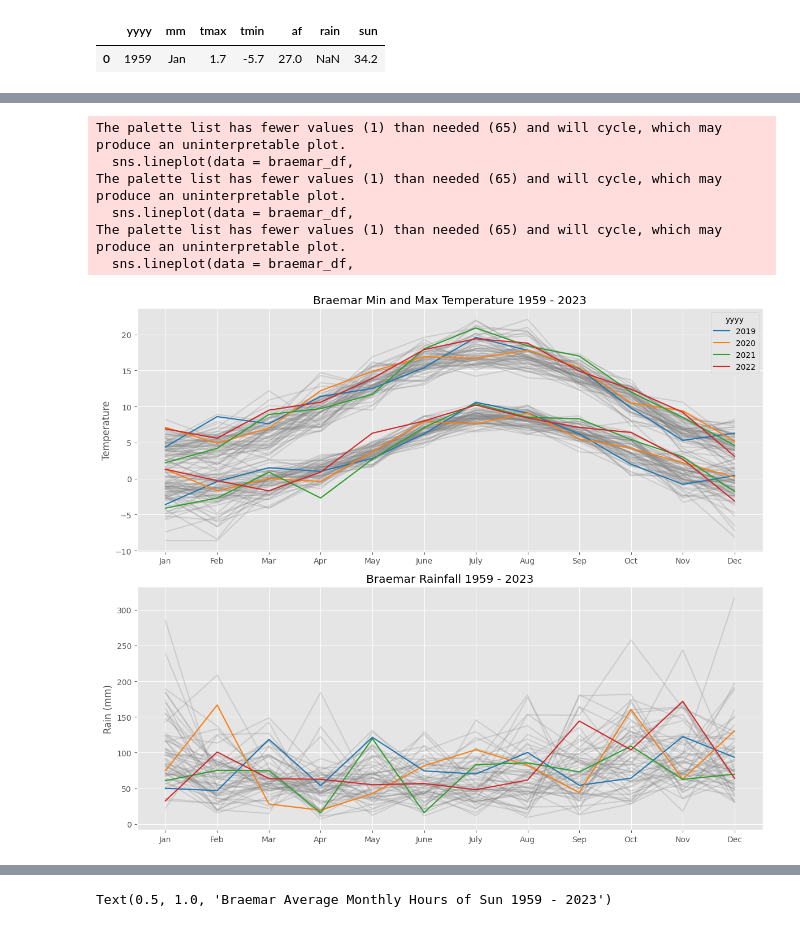
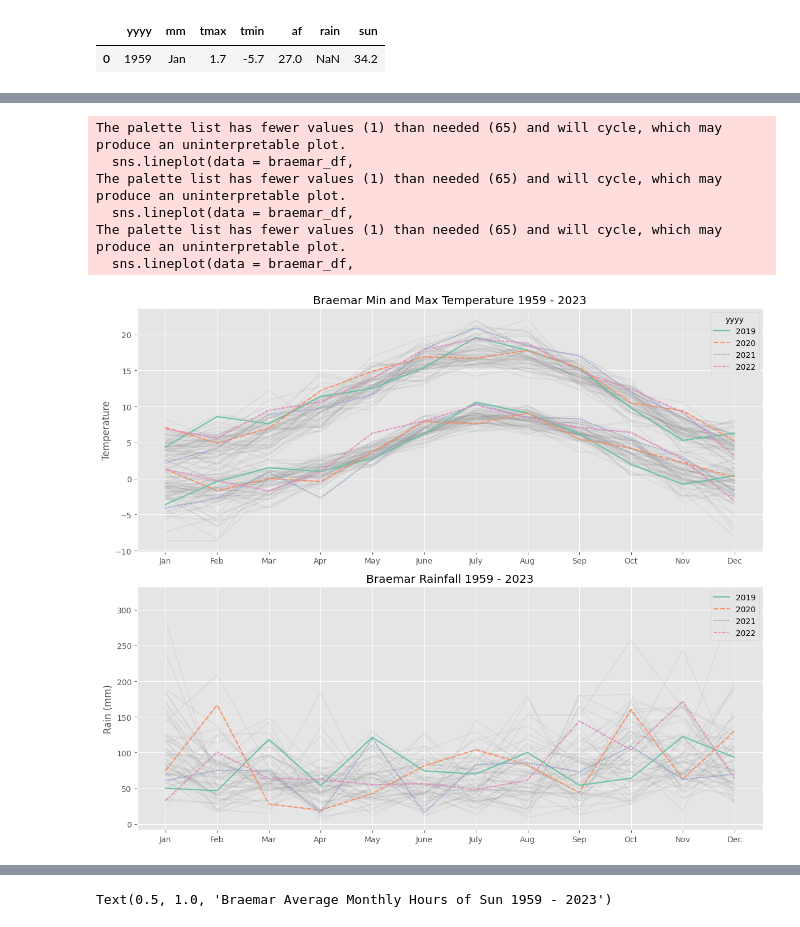
Before and after one commit to jmoro0408/DataVis, a Jupyter notebook: UK Temperature/braemar_temp_plotting.ipynb, the cells around one changed output, grey strips where cells are left out. Cells and saved outputs as stored; diff of their text form; code cells hidden in the pictures.

Commit message:
add plot constants
Added plot constants for markersize, alpha, and palette.
Updated palette to set2

```diff
--- a/UK Temperature/braemar_temp_plotting.ipynb
+++ b/UK Temperature/braemar_temp_plotting.ipynb
@@ -97,3 +99,6 @@ braemar_df.tail()
+# %%
+ALPHA = 0.1
+COLORS =  sns.color_palette("Set2")
 # %%
 fig, ax = plt.subplots(figsize = (12,10))
 sns.lineplot(data = braemar_df,
@@ -173,14 +180,15 @@ sns.lineplot(data = braemar_df,
              hue = 'yyyy',
              palette= ['gray'],
              legend = None,
-             alpha = 0.25,
+             alpha = 0.1,
              ax = ax1)
 
 sns.lineplot(data = braemar_df[braemar_df['yyyy'].isin(years)],
              y = 'tmax',
              x = 'mm',
              hue = 'yyyy',
-             palette= colours,
+             style = 'yyyy',
+             palette = COLORS,
              ax = ax1)
 
 #tmin
@@ -191,7 +199,7 @@ sns.lineplot(data = braemar_df,
              hue = 'yyyy',
              palette= ['gray'],
              legend = None,
-             alpha = 0.25,
+             alpha = ALPHA,
              ax = ax1)
 
 sns.lineplot(data = braemar_df[braemar_df['yyyy'].isin(years)],
@@ -199,7 +207,8 @@ sns.lineplot(data = braemar_df[braemar_df['yyyy'].isin(years)],
              x = 'mm',
              hue = 'yyyy',
              legend = None,
-             palette= colours,
+             style = 'yyyy',
+             palette = COLORS,
              ax = ax1)
 
 #Rain
@@ -208,37 +217,38 @@ sns.lineplot(data = braemar_df,
              y = 'rain',
              x = 'mm',
              hue = 'yyyy',
              palette= ['gray'],
              legend = None,
-             alpha = 0.25,
+             alpha = ALPHA,
              ax = ax2)
 
 sns.lineplot(data = braemar_df[braemar_df['yyyy'].isin(years)],
              y = 'rain',
              x = 'mm',
              hue = 'yyyy',
-             legend = None,
-             palette= colours,
+             style = 'yyyy',
+             palette = COLORS,
              ax = ax2)
 
 
 ax1.set_ylabel("Temperature")
 ax1.set_xlabel("")
 ax1.set_title("Braemar Min and Max Temperature 1959 - 2023")
 
 ax2.set_ylabel("Rain (mm)")
 ax2.set_xlabel("")
 ax2.set_title("Braemar Rainfall 1959 - 2023")
+plt.legend(loc = 'upper right')
 
 plt.tight_layout()
 # %% [output]
 The palette list has fewer values (1) than needed (65) and will cycle, which may produce an uninterpretable plot.
   sns.lineplot(data = braemar_df,
 The palette list has fewer values (1) than needed (65) and will cycle, which may produce an uninterpretable plot.
   sns.lineplot(data = braemar_df,
 The palette list has fewer values (1) than needed (65) and will cycle, which may produce an uninterpretable plot.
   sns.lineplot(data = braemar_df,
-[figure, old version]
+[figure, new version]
 # %%
 fig, ax1 = plt.subplots(ncols = 1, nrows = 1, figsize=(10, 8))
 
```
Also changed, not shown: parts of 14 cells of this notebook, 1 other file.
